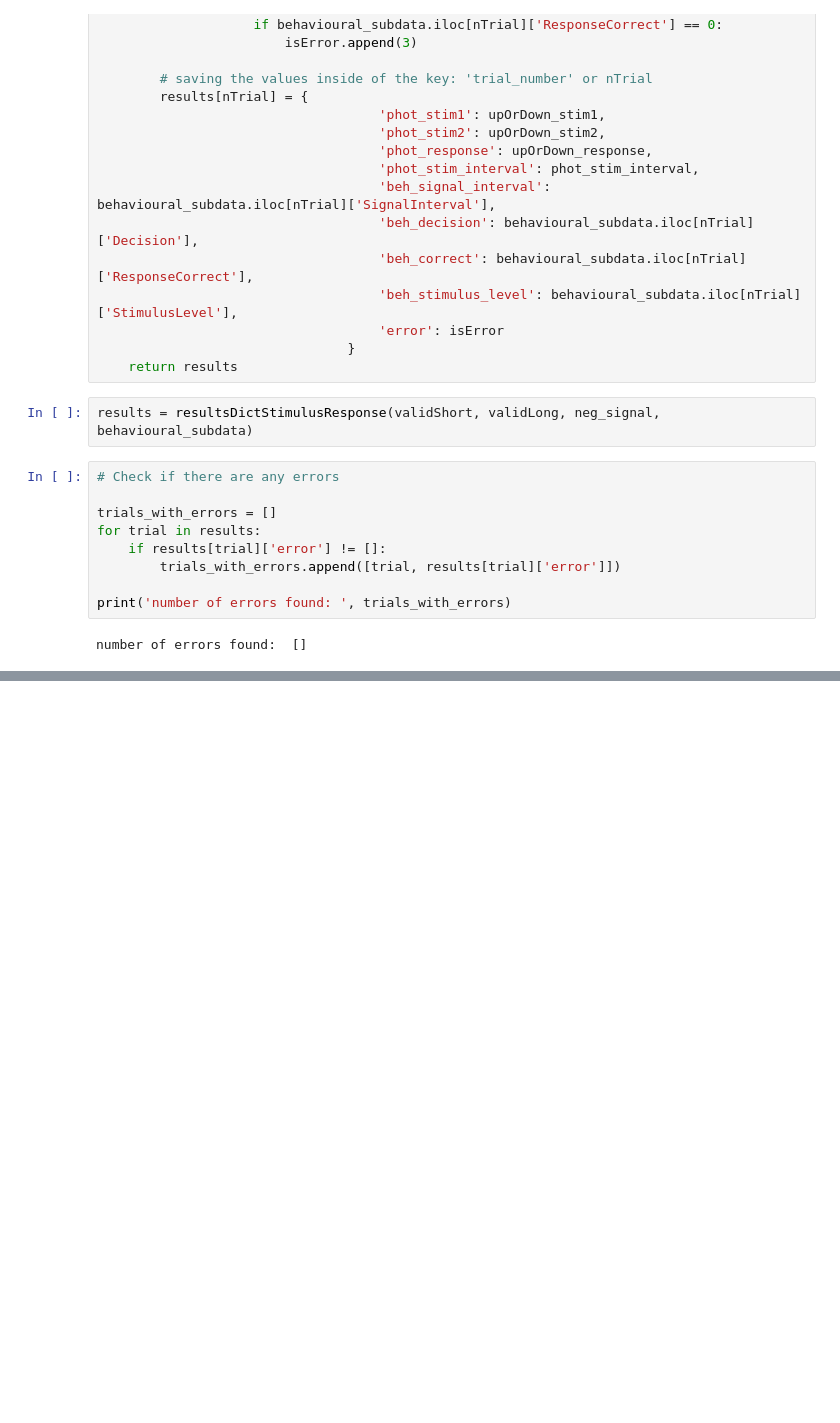
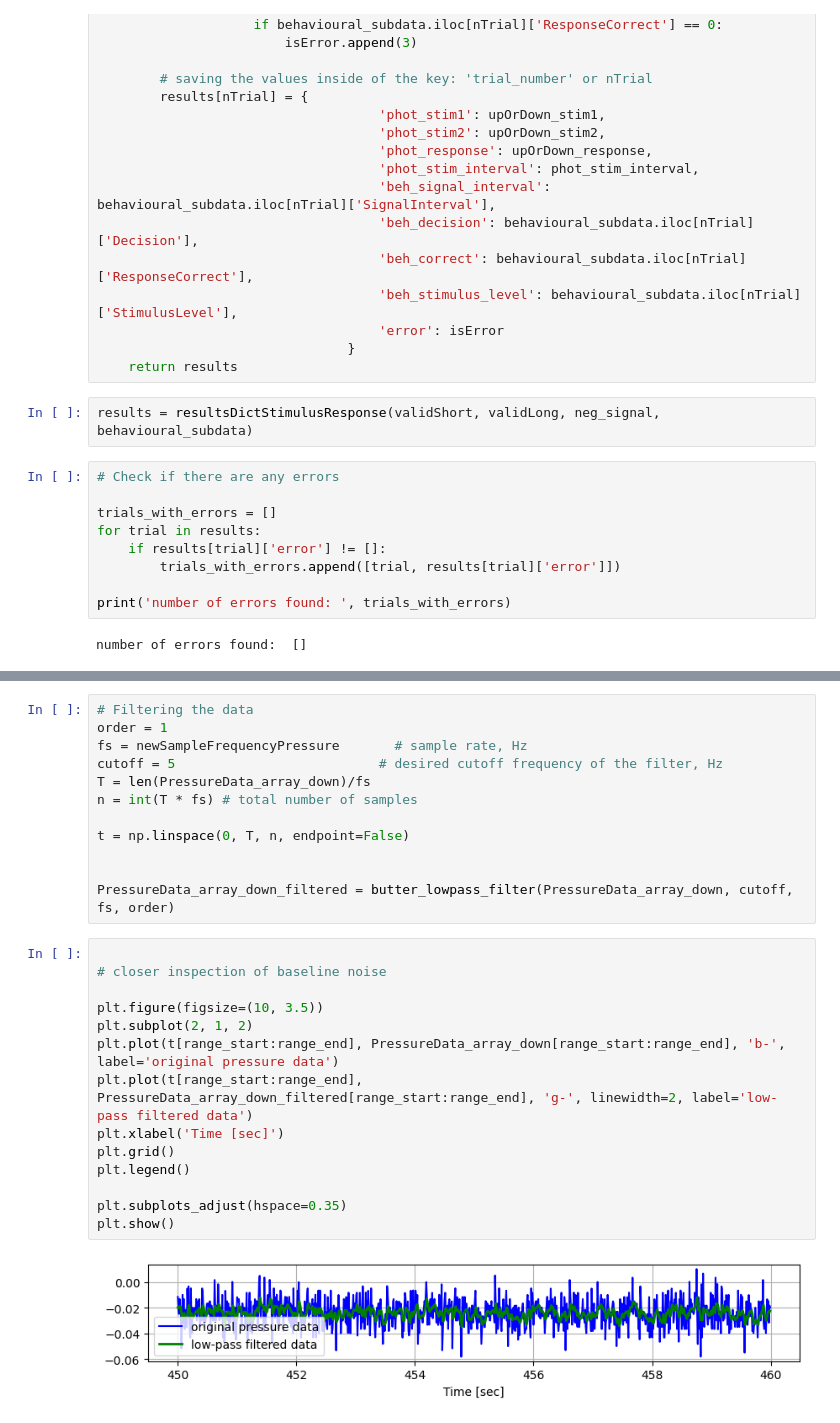
Before and after one commit to AlbertoGonzalezOlmos/alignment-temporal-series, a Jupyter notebook: exploration-preprocessing.ipynb, the cells around one changed output, grey strips where cells are left out. Cells and saved outputs as stored; diff of their text form; blank space fills up the shorter version.

```diff
--- a/exploration-preprocessing.ipynb
+++ b/exploration-preprocessing.ipynb
@@ -1013,0 +1129,28 @@ plt.plot(PressureData['Pressure'])
+# %%
+# Filtering the data
+order = 1
+fs = newSampleFrequencyPressure       # sample rate, Hz
+cutoff = 5                          # desired cutoff frequency of the filter, Hz
+T = len(PressureData_array_down)/fs
+n = int(T * fs) # total number of samples
+
+t = np.linspace(0, T, n, endpoint=False)
+
+
+PressureData_array_down_filtered = butter_lowpass_filter(PressureData_array_down, cutoff, fs, order)
+# %%
+
+# closer inspection of baseline noise
+
+plt.figure(figsize=(10, 3.5))
+plt.subplot(2, 1, 2)
+plt.plot(t[range_start:range_end], PressureData_array_down[range_start:range_end], 'b-', label='original pressure data')
+plt.plot(t[range_start:range_end], PressureData_array_down_filtered[range_start:range_end], 'g-', linewidth=2, label='low-pass filtered data')
+plt.xlabel('Time [sec]')
+plt.grid()
+plt.legend()
+
+plt.subplots_adjust(hspace=0.35)
+plt.show()
+# %% [output]
+[figure, added]
```
Also changed, not shown: parts of 78 cells of this notebook, 2 other files.
